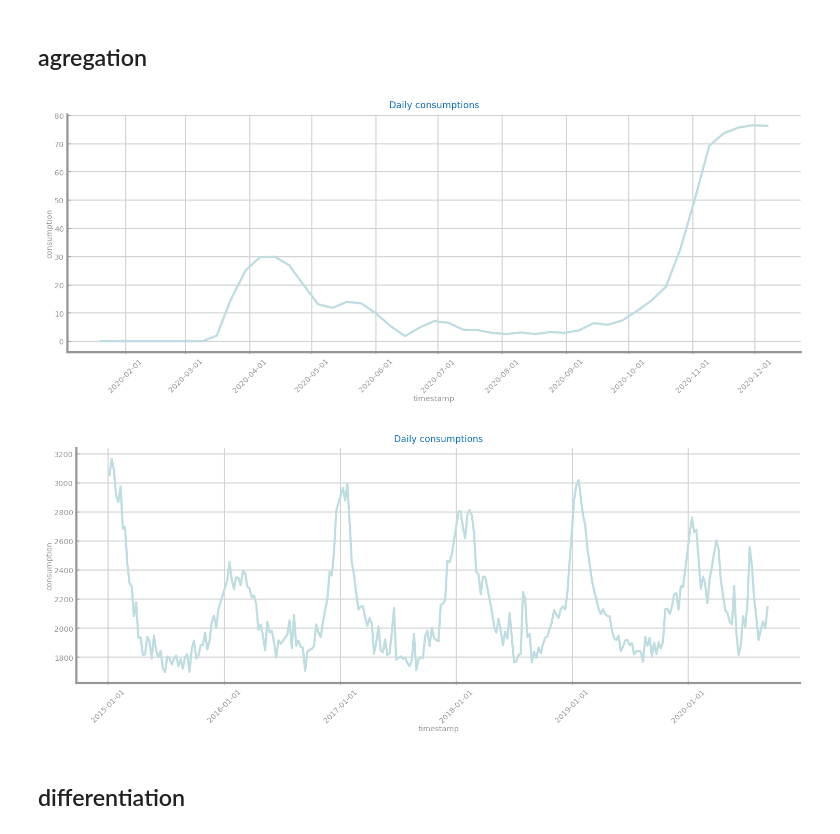
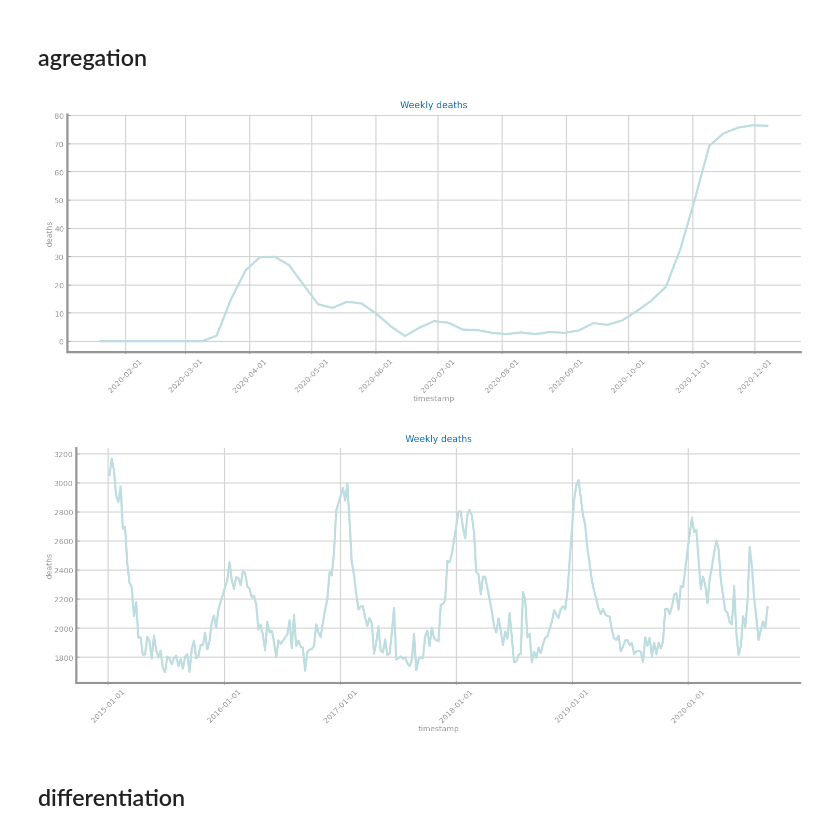
Before and after one commit to joaocmd/CD-Project, a Jupyter notebook: lab9+10/lab9+10-profilling.ipynb, the cells around one changed output. Drawn from its saved outputs; the diff is of its cells as text; code cells hidden in the pictures.

```diff
--- a/lab9+10/lab9+10-profilling.ipynb
+++ b/lab9+10/lab9+10-profilling.ipynb
@@ -177,17 +177,17 @@ plt.show()
 # %%
 def aggregate_by(data: pd.Series, index_var: str, period: str, title: str = '', x_label: str = '', y_label: str = ''):
     index = data.index.to_period(period)
     agg_df = data.copy().groupby(index).mean()
     agg_df[index_var] = index.drop_duplicates().to_timestamp()
     agg_df.set_index(index_var, drop=True, inplace=True)
     ts.plot_series(agg_df, title=title, x_label=x_label, y_label=y_label)
 
 plt.figure(figsize=(3*ts.HEIGHT, ts.HEIGHT))
-aggregate_by(covid_copy, 'timestamp', 'W', title='Daily consumptions', x_label='timestamp', y_label='consumption')
+aggregate_by(covid_copy, 'timestamp', 'W', title='Weekly deaths', x_label='timestamp', y_label='deaths')
 plt.xticks(rotation = 45)
 plt.show()
 # %% [output]
-[figure, old version]
+[figure, new version]
 # %%
 def aggregate_by(data: pd.Series, index_var: str, period: str, title: str = '', x_label: str = '', y_label: str = ''):
     index = data.index.to_period(period)
@@ -197,11 +197,11 @@ def aggregate_by(data: pd.Series, index_var: str, period: str, title: str = '',
     ts.plot_series(agg_df, title=title, x_label=x_label, y_label=y_label)
 
 plt.figure(figsize=(3*ts.HEIGHT, ts.HEIGHT))
-aggregate_by(all_deaths, 'timestamp', 'W', title='Daily consumptions', x_label='timestamp', y_label='consumption')
+aggregate_by(all_deaths, 'timestamp', 'W', title='Weekly deaths', x_label='timestamp', y_label='deaths')
 plt.xticks(rotation = 45)
 plt.show()
 # %% [output]
-[figure, old version]
+[figure, new version]
 # %% [markdown]
 ## differentiation
 # %%
```
Also changed, not shown: parts of 10 cells of this notebook, 9 other files.
